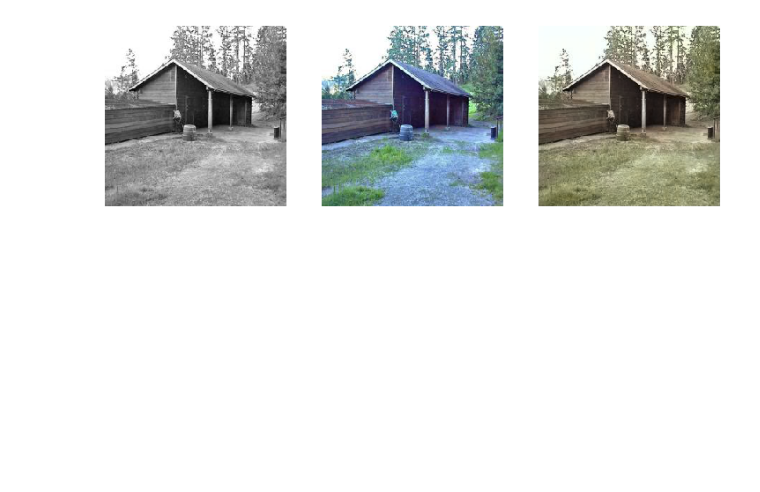
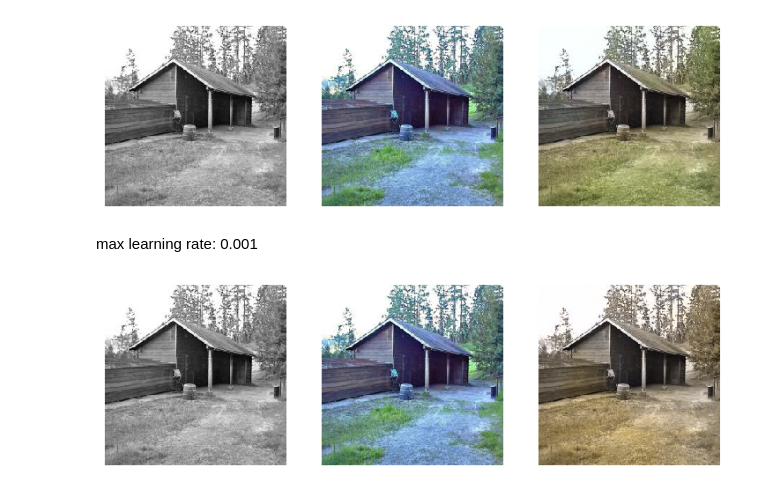
Before and after one commit to usfzhou2/Image-Colorization, a Jupyter notebook: project_resnet.ipynb, the cells around one changed output. Saved outputs shown, nothing was run; the diff lists cells and outputs as text; code cells hidden in the pictures; blank space fills up the shorter version.

```diff
--- a/project_resnet.ipynb
+++ b/project_resnet.ipynb
@@ -119,7 +122,7 @@ class ColorizationNet(nn.Module):
         self.features2 = nn.Sequential(*layers[6:])
         self.upsample1 = nn.Upsample(scale_factor=4)
         self.upsample2 = nn.Upsample(scale_factor=8)
-        self.out_layer = nn.Conv2d(512, 2, kernel_size=3, stride=1, padding=1)
+        self.out_layer = basic_block(512, 2, kernel_size=3, stride=1)
 
     def forward(self, x):
         x = self.features1(x)
@@ -276,3 +320,12 @@ image = "data/val_256/Places365_val_00034662.jpg"
 show_prediction(model, image)
 # %% [output]
 [figure]
+# %% [markdown]
+max learning rate: 0.001
+# %%
+model = ColorizationNet().cuda()
+load_model(model, "models/model_0.002424.pth")
+# %%
+show_prediction(model, image)
+# %% [output]
+[figure, added]
```
Also changed, not shown: parts of 7 cells of this notebook.
